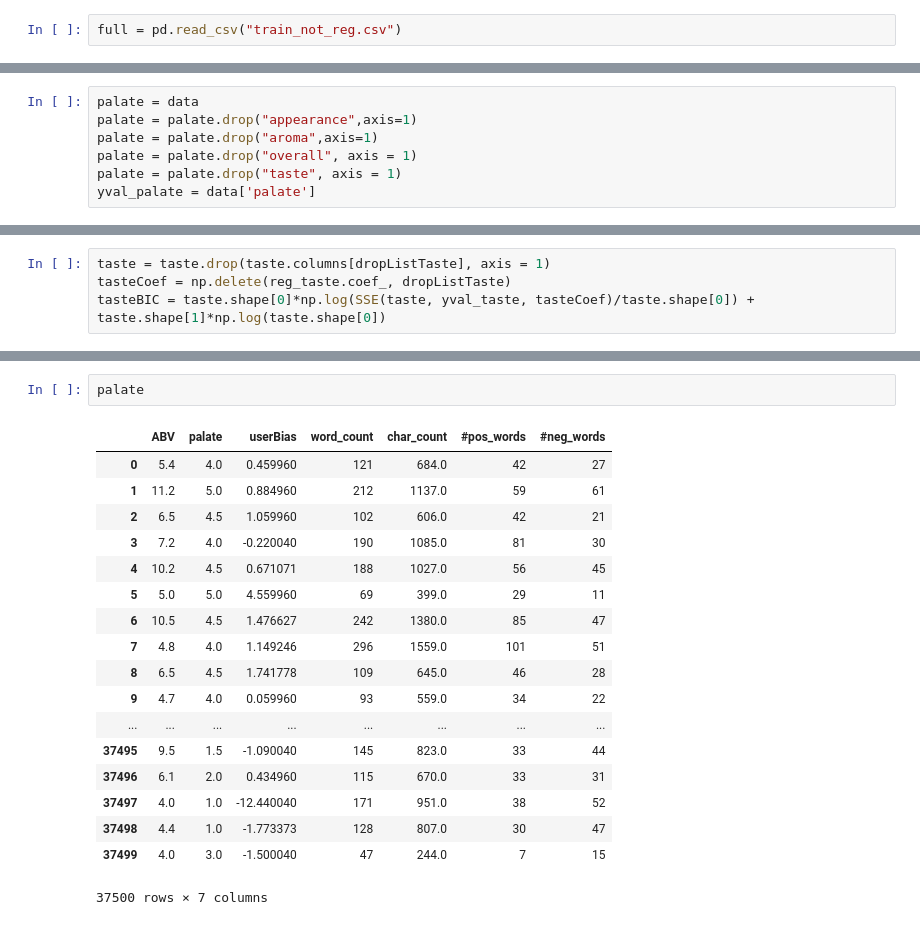
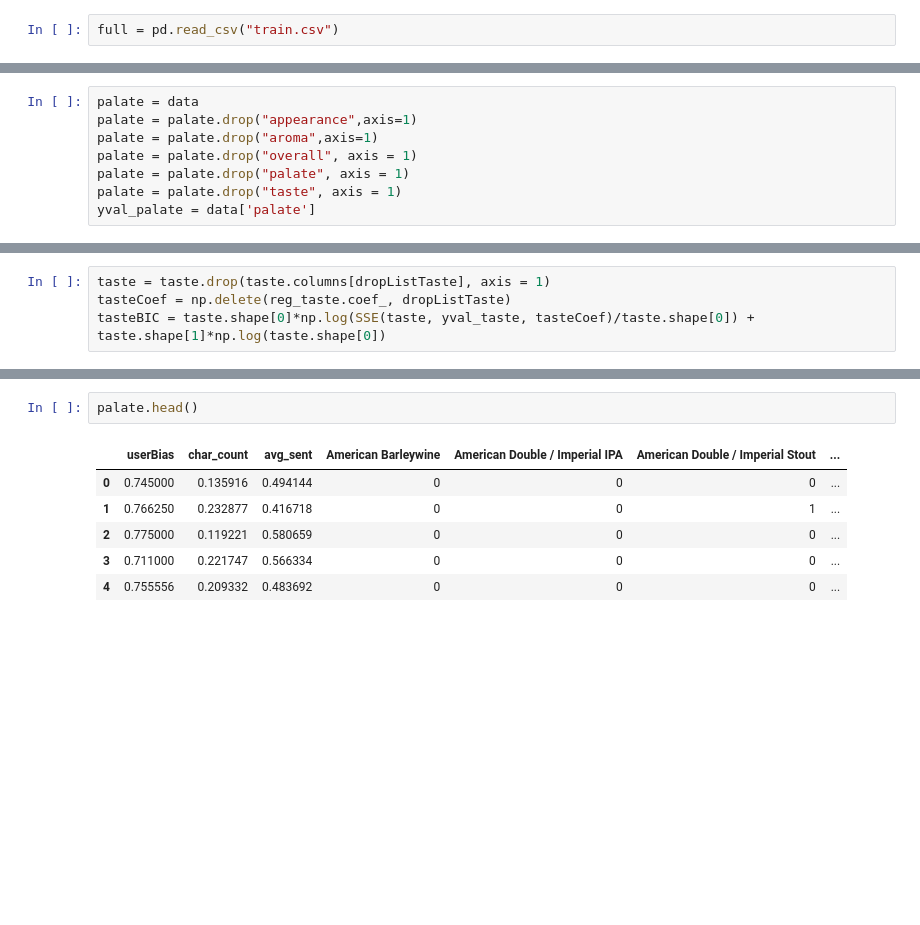
Before and after one commit to jameslabundis/data-401-project-2, a Jupyter notebook: models.ipynb, the cells around one changed output, grey strips where cells are left out. Saved outputs shown, nothing was run; the diff lists cells and outputs as text; blank space fills up the shorter version.

```diff
--- a/models.ipynb
+++ b/models.ipynb
@@ -6,5 +9,5 @@ import numpy as np
 # %%
-full = pd.read_csv("train_not_reg.csv")
+full = pd.read_csv("train.csv")
 # %%
 full.head()
 # %% [output]
@@ -52,6 +58,7 @@ palate = data
 palate = palate.drop("appearance",axis=1)
 palate = palate.drop("aroma",axis=1)
 palate = palate.drop("overall", axis = 1)
+palate = palate.drop("palate", axis = 1)
 palate = palate.drop("taste", axis = 1)
 yval_palate = data['palate']
 # %%
@@ -219,22 +285,10 @@ overall
 # %%
-palate
+palate.head()
 # %% [output]
-|  | ABV | palate | userBias | word_count | char_count | #pos_words | #neg_words |
-| 0 | 5.4 | 4.0 | 0.459960 | 121 | 684.0 | 42 | 27 |
-| 1 | 11.2 | 5.0 | 0.884960 | 212 | 1137.0 | 59 | 61 |
-| 2 | 6.5 | 4.5 | 1.059960 | 102 | 606.0 | 42 | 21 |
-| 3 | 7.2 | 4.0 | -0.220040 | 190 | 1085.0 | 81 | 30 |
-| 4 | 10.2 | 4.5 | 0.671071 | 188 | 1027.0 | 56 | 45 |
-| 5 | 5.0 | 5.0 | 4.559960 | 69 | 399.0 | 29 | 11 |
-| 6 | 10.5 | 4.5 | 1.476627 | 242 | 1380.0 | 85 | 47 |
-| 7 | 4.8 | 4.0 | 1.149246 | 296 | 1559.0 | 101 | 51 |
-| 8 | 6.5 | 4.5 | 1.741778 | 109 | 645.0 | 46 | 28 |
-| 9 | 4.7 | 4.0 | 0.059960 | 93 | 559.0 | 34 | 22 |
-| ... | ... | ... | ... | ... | ... | ... | ... |
-| 37495 | 9.5 | 1.5 | -1.090040 | 145 | 823.0 | 33 | 44 |
-| 37496 | 6.1 | 2.0 | 0.434960 | 115 | 670.0 | 33 | 31 |
-| 37497 | 4.0 | 1.0 | -12.440040 | 171 | 951.0 | 38 | 52 |
-| 37498 | 4.4 | 1.0 | -1.773373 | 128 | 807.0 | 30 | 47 |
-| 37499 | 4.0 | 3.0 | -1.500040 | 47 | 244.0 | 7 | 15 |
+|  | userBias | char_count | avg_sent | American Barleywine | American Double / Imperial IPA | American Double / Imperial Stout | ... |
+| 0 | 0.745000 | 0.135916 | 0.494144 | 0 | 0 | 0 | ... |
+| 1 | 0.766250 | 0.232877 | 0.416718 | 0 | 0 | 1 | ... |
+| 2 | 0.775000 | 0.119221 | 0.580659 | 0 | 0 | 0 | ... |
+| 3 | 0.711000 | 0.221747 | 0.566334 | 0 | 0 | 0 | ... |
+| 4 | 0.755556 | 0.209332 | 0.483692 | 0 | 0 | 0 | ... |
-37500 rows × 7 columns
 # %%
```
Also changed, not shown: parts of 35 cells of this notebook.
